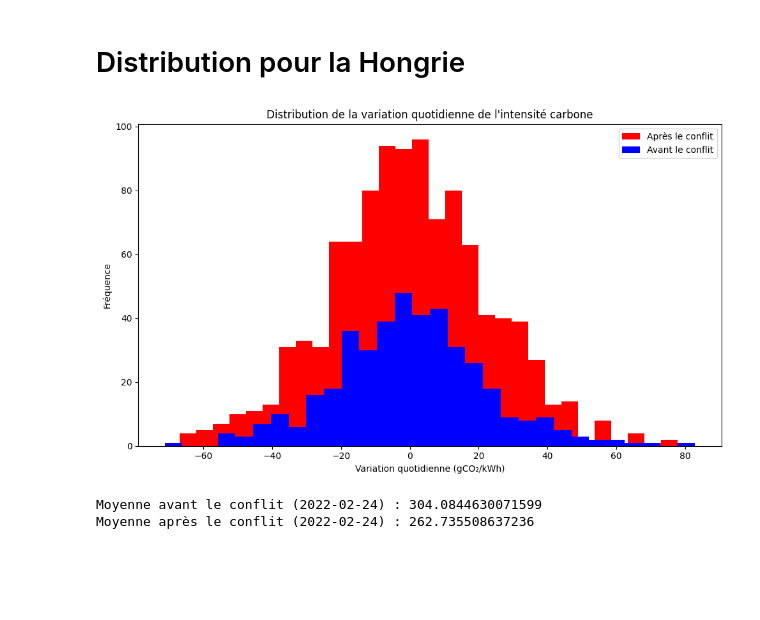
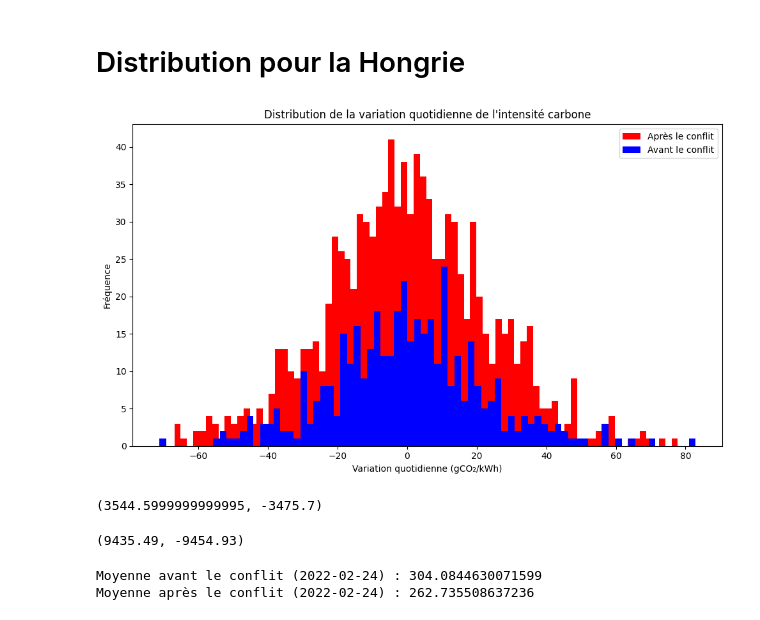
Before and after one commit to RaphLC16/M1EDE, a Jupyter notebook: distri.ipynb, the cells around one changed output. Saved outputs shown, nothing was run; the diff lists cells and outputs as text; code cells hidden in the pictures; blank space fills up the shorter version.

```diff
--- a/distri.ipynb
+++ b/distri.ipynb
@@ -15,36 +15,46 @@ df['Datetime (UTC)'] = pd.to_datetime(df['Datetime (UTC)'])
 # Trier les données par date
 df = df.sort_values(by='Datetime (UTC)')
 
 # Calculer la variation quotidienne de la colonne 'Carbon Intensity gCO₂eq/kWh (LCA)'
 df['Variation'] = df['Carbon Intensity gCO₂eq/kWh (LCA)'].diff()
 
+
+
 # Définir la date du conflit en Ukraine
 date_conflit = pd.to_datetime('2022-02-24')
 
 # Séparer les données avant et après le conflit
 df_avant_conflit = df[df['Datetime (UTC)'] < date_conflit]
 df_apres_conflit = df[df['Datetime (UTC)'] >= date_conflit]
 
 # Tracer les distributions de la variation quotidienne avant et après le conflit avec transparence
 plt.figure(figsize=(10, 6))
 
 # Tracer l'histogramme de la variation quotidienne après le conflit avec transparence
-plt.hist(df_apres_conflit['Variation'].dropna(), bins=30, color='red', alpha=1., label='Après le conflit')
+plt.hist(df_apres_conflit['Variation'].dropna(), bins=80, color='red', alpha=1., label='Après le conflit')
 # Tracer l'histogramme de la variation quotidienne avant le conflit avec transparence
-plt.hist(df_avant_conflit['Variation'].dropna(), bins=30, color='blue', alpha=1., label='Avant le conflit')
+plt.hist(df_avant_conflit['Variation'].dropna(), bins=80, color='blue', alpha=1., label='Avant le conflit')
 
 
 # Ajouter les labels et la légende
 plt.title('Distribution de la variation quotidienne de l\'intensité carbone')
 plt.xlabel('Variation quotidienne (gCO₂/kWh)')
 plt.ylabel('Fréquence')
 plt.legend(loc='upper right')
 
 # Afficher le graphique
 plt.tight_layout()
 plt.show()
 # %% [output]
-[figure, old version]
+[figure, new version]
+# %%
+df_avant_conflit[df_avant_conflit['Variation'] > 0].sum()['Variation'], df_avant_conflit[df_avant_conflit['Variation'] < 0].sum()['Variation']
+# %% [output]
+(3544.5999999999995, -3475.7)
+# %%
+df_apres_conflit[df_apres_conflit['Variation'] > 0].sum()['Variation'], df_apres_conflit[df_apres_conflit['Variation'] < 0].sum()['Variation']
+# %% [output]
+(9435.49, -9454.93)
 # %%
 import pandas as pd
 
```
Also changed, not shown: parts of 1 cell of this notebook.
